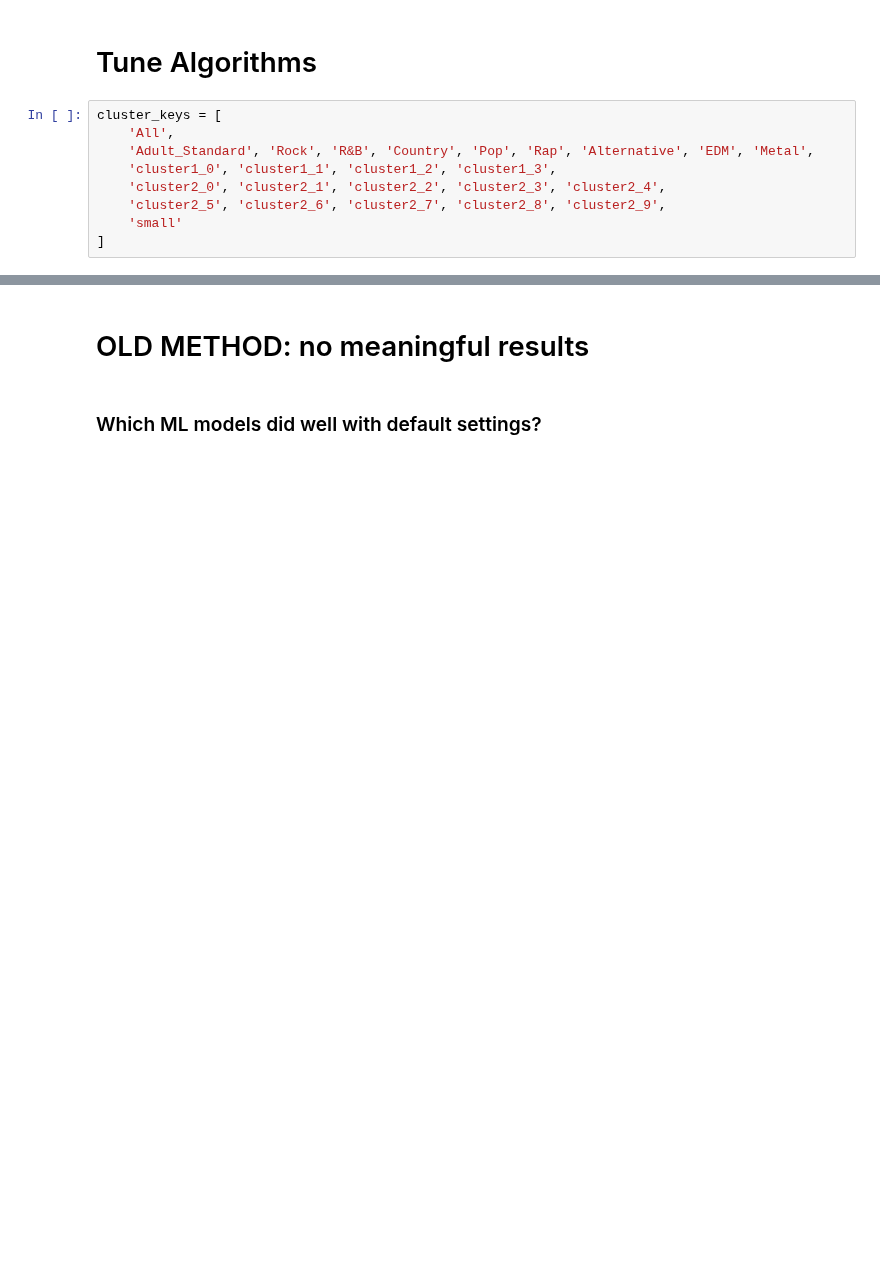
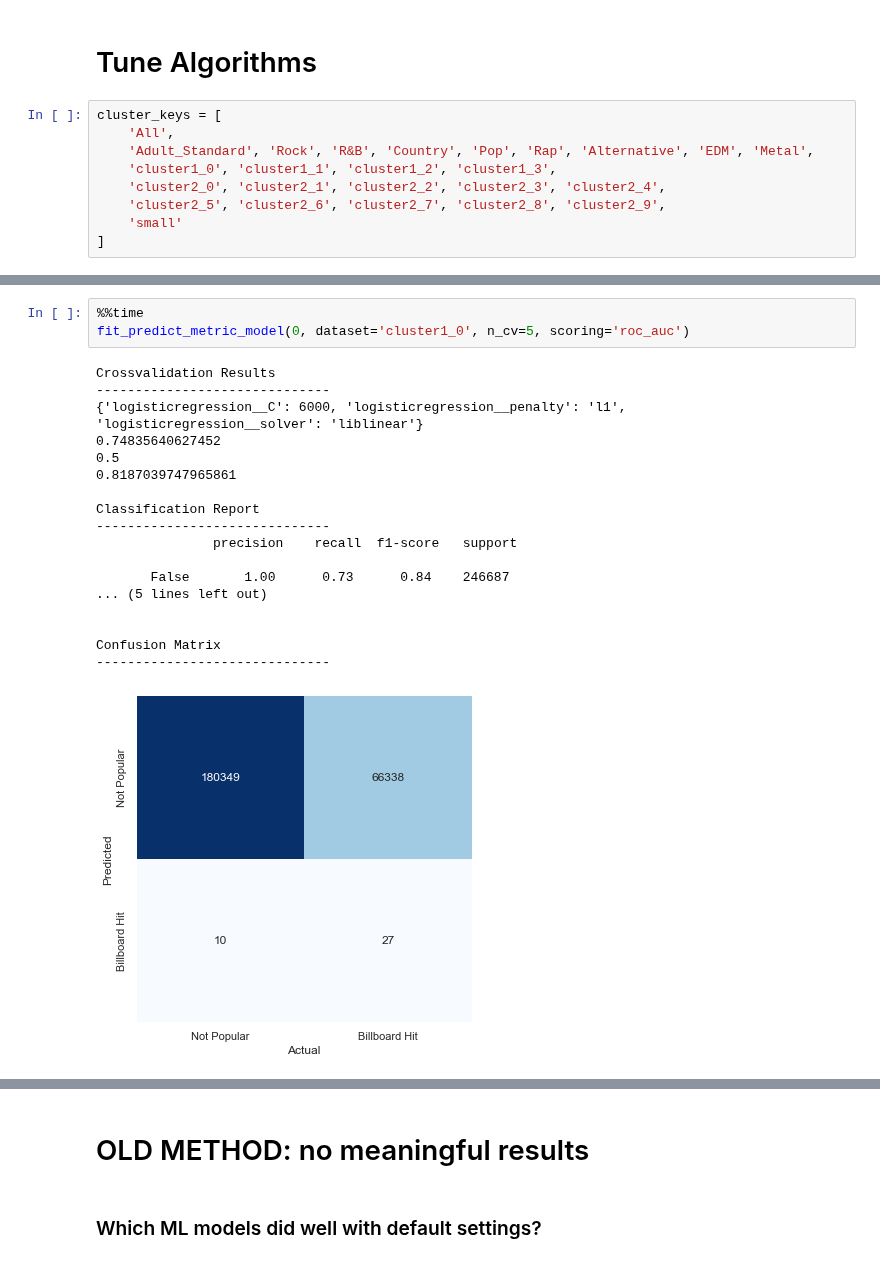
Before and after one commit to KevinCarr42/Billboard-100-Audio-Feature-Analytics, a Jupyter notebook: Kevin 820 6. Tuning Classification Models.ipynb, the cells around one changed output, grey strips where cells are left out. Drawn from its saved outputs; the diff is of its cells as text; blank space fills up the shorter version.

```diff
--- a/Kevin 820 6. Tuning Classification Models.ipynb
+++ b/Kevin 820 6. Tuning Classification Models.ipynb
@@ -529,0 +304,22 @@ ValueError: Invalid parameter 'n_algorithm' for estimator AdaBoostClassifier().
+# %%
+%%time
+fit_predict_metric_model(0, dataset='cluster1_0', n_cv=5, scoring='roc_auc')
+# %% [output]
+Crossvalidation Results
+------------------------------
+{'logisticregression__C': 6000, 'logisticregression__penalty': 'l1', 'logisticregression__solver': 'liblinear'}
+0.74835640627452
+0.5
+0.8187039747965861
+
+Classification Report
+------------------------------
+               precision    recall  f1-score   support
+
+       False       1.00      0.73      0.84    246687
+... (5 lines left out)
+
+
+Confusion Matrix
+------------------------------
+[figure, added]
```
Also changed, not shown: parts of 26 cells of this notebook.
